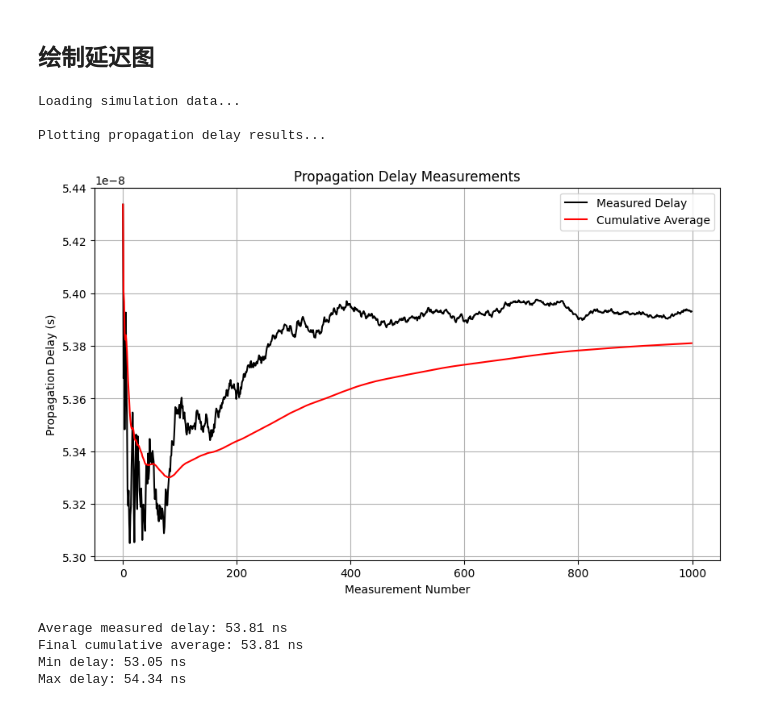
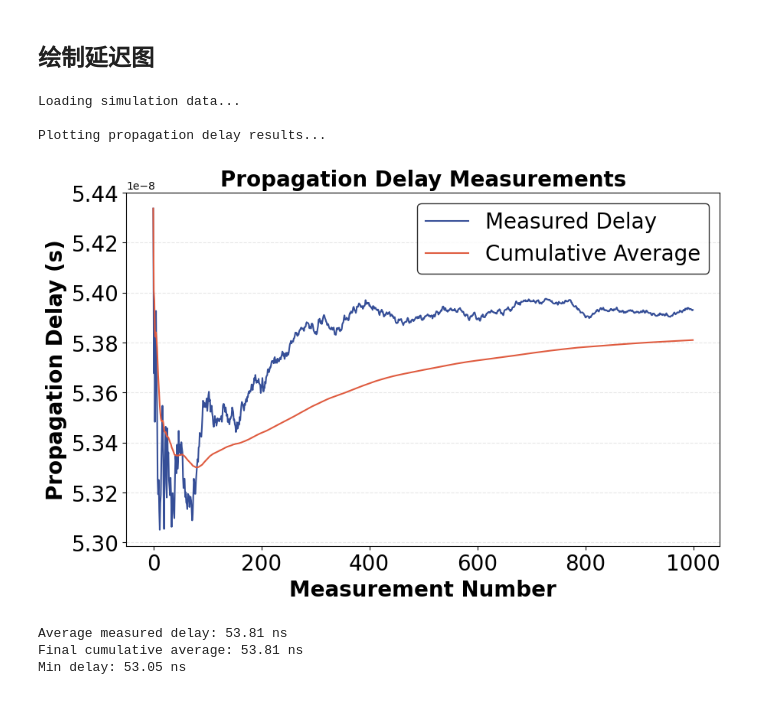
Before and after one commit to mag1cfox/pj_gptp_simulation, a Jupyter notebook: old_version/other_main_test/main20250320/main20250320.ipynb, the cells around one changed output. Saved outputs shown, nothing was run; the diff lists cells and outputs as text; code cells hidden in the pictures.

```diff
--- a/old_version/other_main_test/main20250320/main20250320.ipynb
+++ b/old_version/other_main_test/main20250320/main20250320.ipynb
@@ -806,43 +806,54 @@ def load_propagation_delay_data(filename="output_data/propagation_delay.csv"):
 def plot_propagation_delay(measurements, delays, avg_delays):
     # 确保输出目录存在
     import os
     os.makedirs("output_image", exist_ok=True)
 
+    # 设置颜色 (RGB值除以255得到0-1范围)
+    delay_color = (53/255, 78/255, 151/255)  # RGB(053,078,151)
+    avg_delay_color = (223/255, 91/255, 63/255)  # RGB(223,091,063)
+
     # 绘制传播延迟图
     plt.figure(figsize=(10, 6))
-    plt.plot(delays, 'k-', label='Measured Delay')
-    plt.plot(avg_delays, 'r-', label='Cumulative Average')
+    plt.plot(delays, color=delay_color, linestyle='-', label='Measured Delay')
+    plt.plot(avg_delays, color=avg_delay_color, linestyle='-', label='Cumulative Average')
     # plt.axhline(y=50e-9, color='b', linestyle='--', label='Real Delay (50 ns)')
-    plt.xlabel('Measurement Number')
-    plt.ylabel('Propagation Delay (s)')
-    plt.title('Propagation Delay Measurements')
-    plt.legend()
-    plt.grid(True)
+
+    # 设置图表元素
+    plt.xlabel('Measurement Number', fontsize=20, fontweight='bold')
+    plt.ylabel('Propagation Delay (s)', fontsize=20, fontweight='bold')
+    plt.title('Propagation Delay Measurements', fontsize=20, fontweight='bold')
+    plt.xticks(fontsize=20)
+    plt.yticks(fontsize=20)
+    plt.xlim(0,1000)
+
+    # 添加图例和网格
+    plt.legend(fontsize=20, frameon=True, shadow=False, edgecolor='black')
+    plt.grid(axis='y', linestyle='--', alpha=0.3)
+
     plt.savefig('output_image/propagation_delay.png')
     plt.show()
     plt.close()
 
     # 打印结果
     print(f"Average measured delay: {np.mean(delays) * 1e9:.2f} ns")
     print(f"Final cumulative average: {avg_delays[-1] * 1e9:.2f} ns")
     print(f"Min delay: {min(delays) * 1e9:.2f} ns")
-    print(f"Max delay: {max(delays) * 1e9:.2f} ns")
+
 
 if __name__ == "__main__":
     # 加载数据
     print("Loading simulation data...")
     sync_data = load_sync_data()
     measurements, delays, avg_delays = load_propagation_delay_data()
 
     # 绘制传播延迟图
     print("\nPlotting propagation delay results...")
     plot_propagation_delay(measurements, delays, avg_delays)
 # %% [output]
 Loading simulation data...
 
 Plotting propagation delay results...
-[figure, old version]
+[figure, new version]
 Average measured delay: 53.81 ns
 Final cumulative average: 53.81 ns
 Min delay: 53.05 ns
-Max delay: 54.34 ns
```
Also changed, not shown: parts of 3 cells of this notebook, 11 other files.
